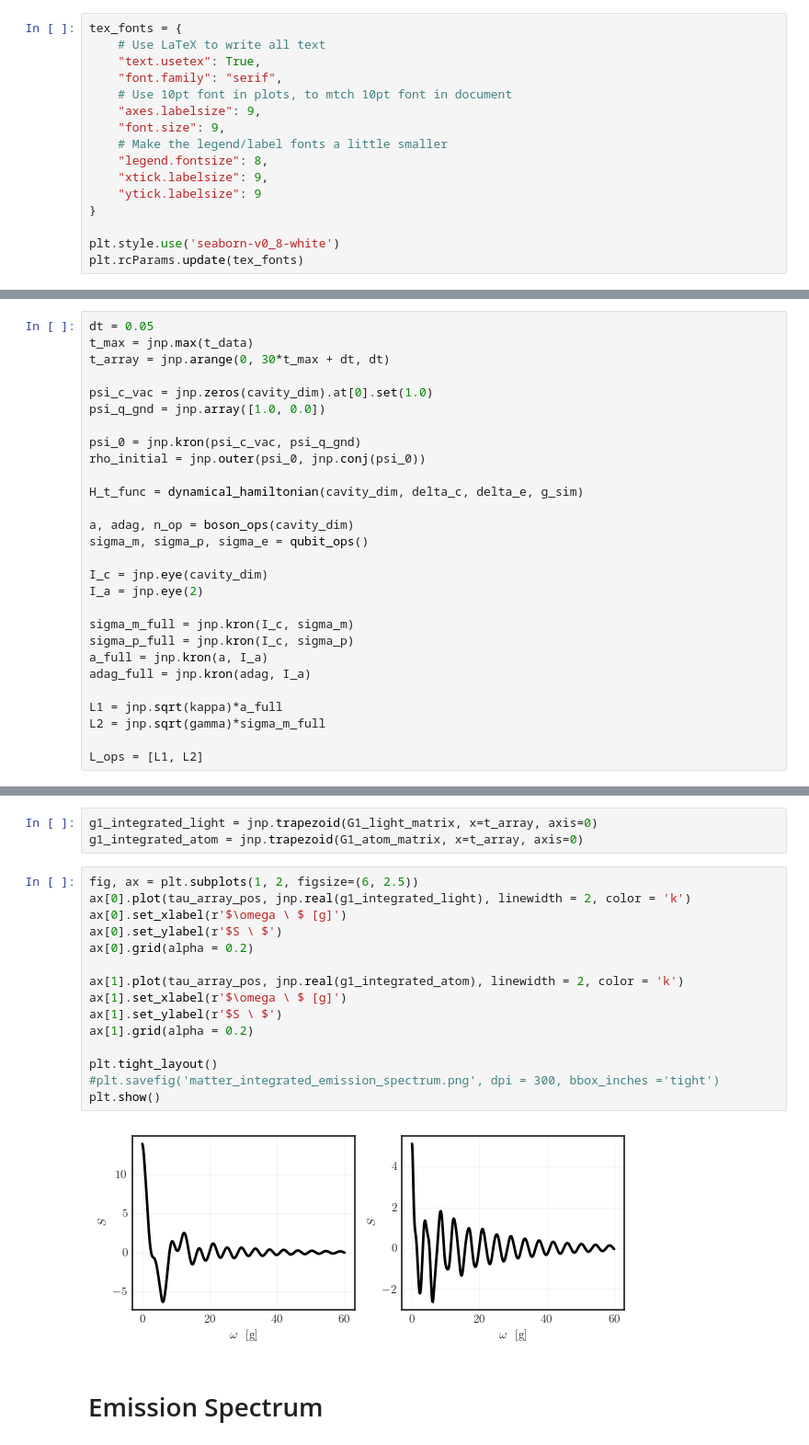
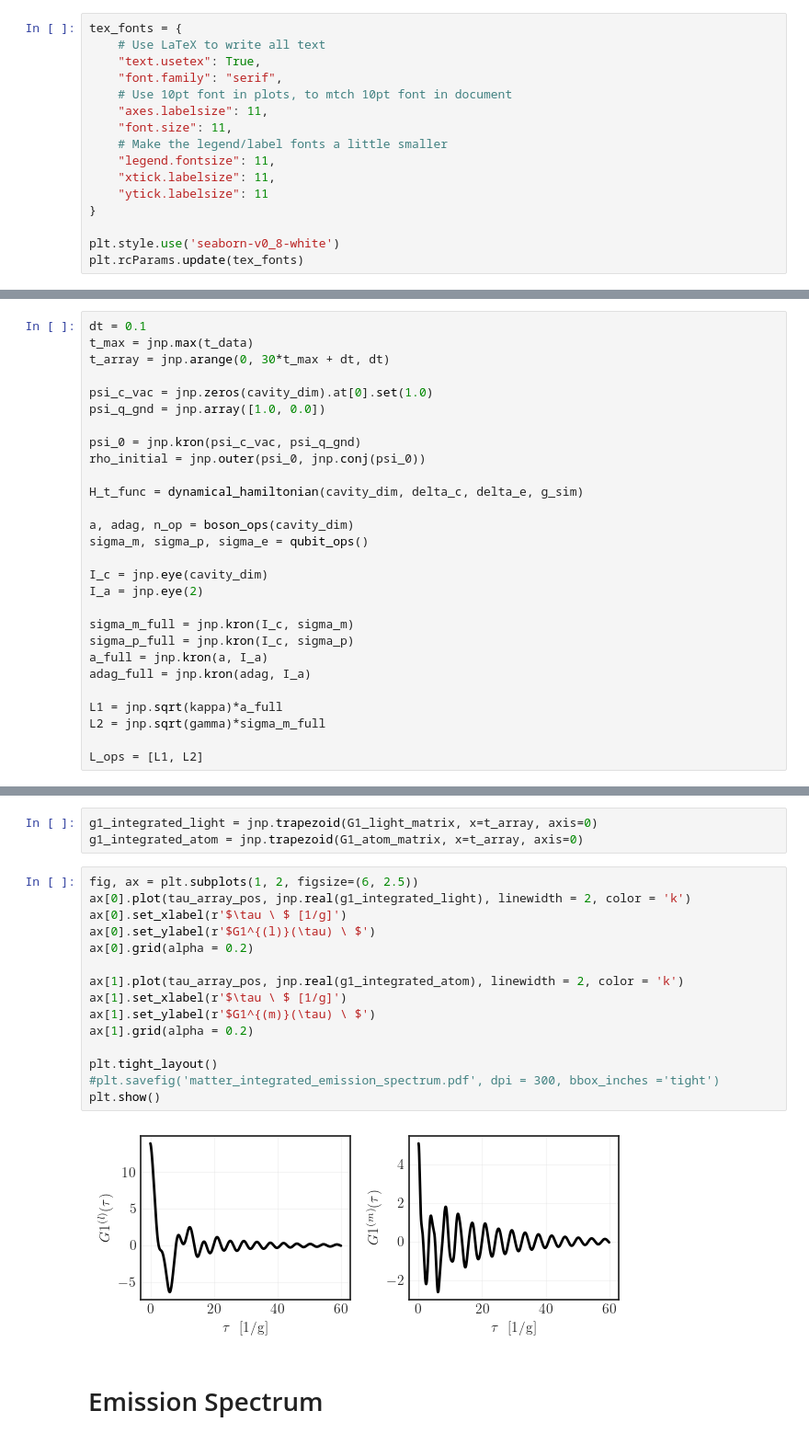
Before and after one commit to juardilag/Pulsed-cQED, a Jupyter notebook: test.ipynb, the cells around one changed output, grey strips where cells are left out. Shown at 92% size. Cells and saved outputs as stored; diff of their text form.

```diff
--- a/test.ipynb
+++ b/test.ipynb
@@ -10,12 +10,12 @@ tex_fonts = {
     "text.usetex": True,
     "font.family": "serif",
     # Use 10pt font in plots, to mtch 10pt font in document
-    "axes.labelsize": 9,
-    "font.size": 9,
+    "axes.labelsize": 11,
+    "font.size": 11,
     # Make the legend/label fonts a little smaller
-    "legend.fontsize": 8,
-    "xtick.labelsize": 9,
-    "ytick.labelsize": 9
+    "legend.fontsize": 11,
+    "xtick.labelsize": 11,
+    "ytick.labelsize": 11
 }
 
 plt.style.use('seaborn-v0_8-white')
@@ -53,7 +53,7 @@ def drive(t):
     interpolated_value = jnp.interp(t, t_data + 2*t_lim, temporal_pulse)
     return interpolated_value
 # %%
-dt = 0.05
+dt = 0.1
 t_max = jnp.max(t_data)
 t_array = jnp.arange(0, 30*t_max + dt, dt)
 
@@ -153,20 +153,20 @@ g1_integrated_atom = jnp.trapezoid(G1_atom_matrix, x=t_array, axis=0)
 # %%
 fig, ax = plt.subplots(1, 2, figsize=(6, 2.5))
 ax[0].plot(tau_array_pos, jnp.real(g1_integrated_light), linewidth = 2, color = 'k')
-ax[0].set_xlabel(r'$\omega \ $ [g]')
-ax[0].set_ylabel(r'$S \ $')
+ax[0].set_xlabel(r'$\tau \ $ [1/g]')
+ax[0].set_ylabel(r'$G1^{(l)}(\tau) \ $')
 ax[0].grid(alpha = 0.2)
 
 ax[1].plot(tau_array_pos, jnp.real(g1_integrated_atom), linewidth = 2, color = 'k')
-ax[1].set_xlabel(r'$\omega \ $ [g]')
-ax[1].set_ylabel(r'$S \ $')
+ax[1].set_xlabel(r'$\tau \ $ [1/g]')
+ax[1].set_ylabel(r'$G1^{(m)}(\tau) \ $')
 ax[1].grid(alpha = 0.2)
 
 plt.tight_layout()
-#plt.savefig('matter_integrated_emission_spectrum.png', dpi = 300, bbox_inches ='tight')
+#plt.savefig('matter_integrated_emission_spectrum.pdf', dpi = 300, bbox_inches ='tight')
 plt.show()
 # %% [output]
-[figure, old version]
+[figure, new version]
 # %% [markdown]
 # Emission Spectrum
 # %%
```
Also changed, not shown: parts of 10 cells of this notebook.
